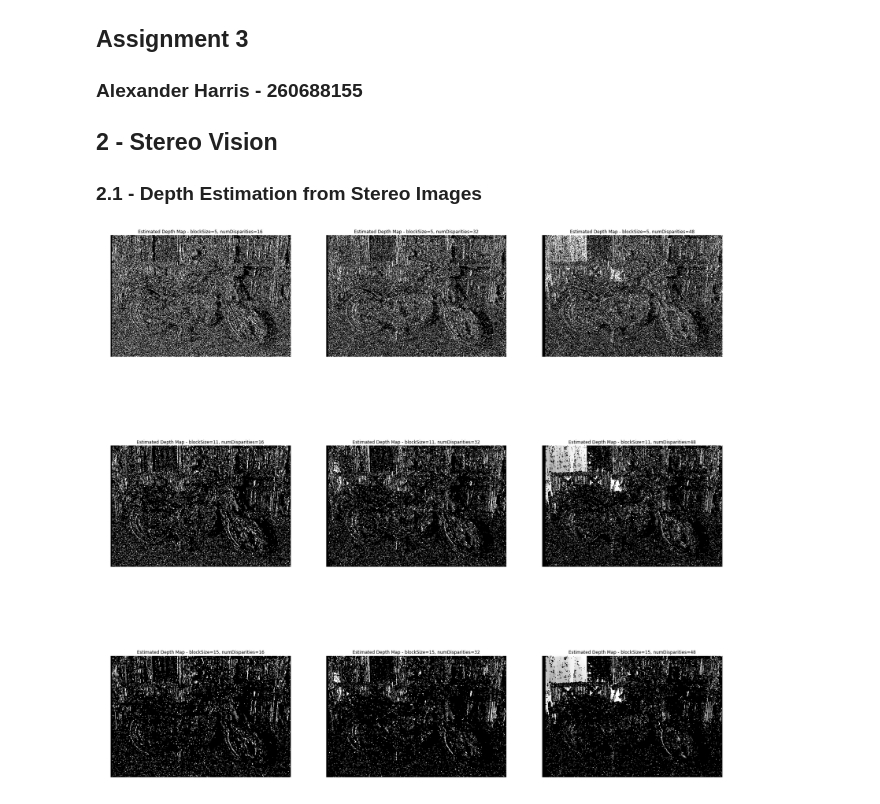
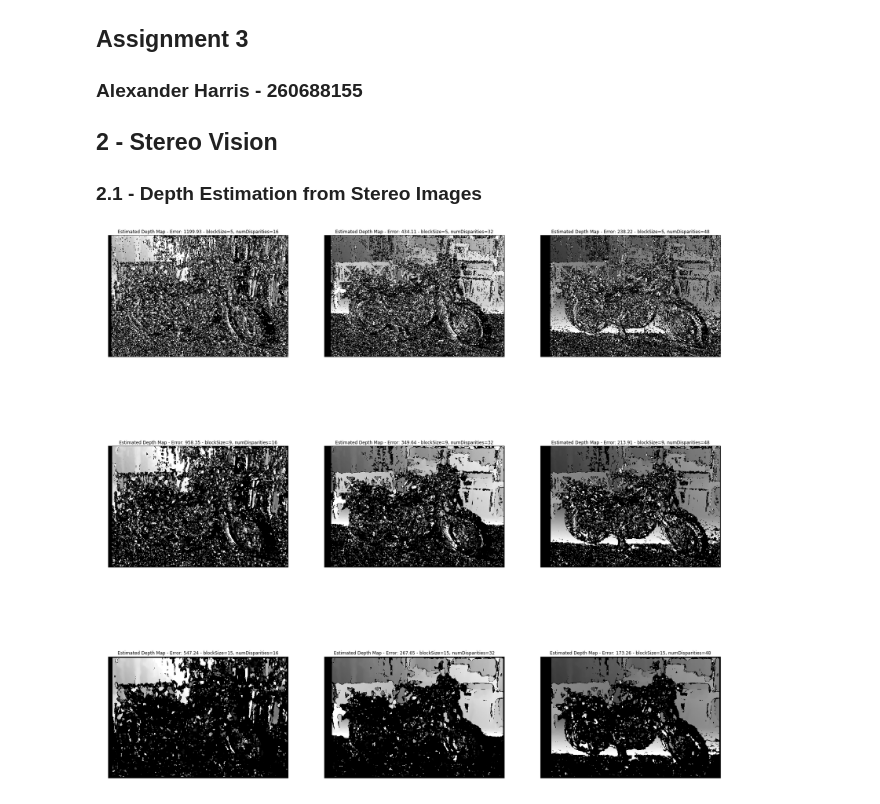
Before and after one commit to alexH2456/ECSE415, a Jupyter notebook: src/a3/Depth_Estimation.ipynb, the cells around one changed output. Drawn from its saved outputs; the diff is of its cells as text; code cells hidden in the pictures.

Commit message:
Finsihed depth estimation and started epipolar

```diff
--- a/src/a3/Depth_Estimation.ipynb
+++ b/src/a3/Depth_Estimation.ipynb
@@ -61,8 +62,6 @@ def plotFigures(images):
 
     plt.figure(figsize=(30, 30))
     for i, image in enumerate(images):
-        params_str = image['params']
-        title = image['title']
         plt.subplot(grid_len, grid_len, i+1), plt.imshow(image['image'], 'gray')
-        plt.title('{} - {}'.format(title, params_str)), plt.axis('off')
+        plt.title('{} - Error: {} - {}'.format(image['title'], image['error'], image['params'])), plt.axis('off')
     plt.show()
@@ -72,16 +68,50 @@ imgR = cv2.imread('./im1.png', 0)
+# %%
+# Import left and right images
+imgL = cv2.imread('./im0.png', 0)
+imgR = cv2.imread('./im1.png', 0)
+
+imgL = cv2.resize(imgL, None, fx=0.3, fy=0.3)
+imgR = cv2.resize(imgR, None, fx=0.3, fy=0.3)
+
+# Import corresponding depth maps
+depth_imgL = read_pfm('./disp0.pfm')
+depth_imgR = read_pfm('./disp1.pfm')
+
+depth_imgL[depth_imgL == np.inf] = 0
+depth_imgR[depth_imgR == np.inf] = 0
+
+depth_imgL = cv2.resize(depth_imgL, None, fx=0.3, fy=0.3)
+depth_imgR = cv2.resize(depth_imgR, None, fx=0.3, fy=0.3)
 # %%
-block_size = [5, 11, 15]
+# Sample params
+block_size = [5, 9, 15]
 num_disp = [16, 32, 48]
 
 images = []
 
+# Create depth map object
+stereo = cv2.StereoBM_create()
+
+# Loop through all test params
 for size in block_size:
     for disp in num_disp:
-        stereo = cv2.StereoBM_create(numDisparities=disp, blockSize=size)
+        # Set params
+        stereo.setNumDisparities(disp)
+        stereo.setBlockSize(size)
+
+        # Compute experimental and true depth maps
         depth = stereo.compute(imgL, imgR)
-        res = {'image': depth, 'title': 'Estimated Depth Map', 'params': 'blockSize={}, numDisparities={}'.format(size, disp)}
+        ground = stereo.compute(depth_imgL, depth_imgR)
+
+        # Compute square diff. between experimental and true maps
+        sq_diff = (ground - depth) ** 2
+        summ = np.sum(sq_diff)
+        pixels = depth.shape[0] * depth.shape[1]
+        error = round(summ / pixels, 2)
+
+        res = {'image': depth, 'true': ground, 'title': 'Estimated Depth Map', 'error': error, 'params': 'blockSize={}, numDisparities={}'.format(size, disp)}
         images.append(res)
 
 plotFigures(images)
 # %% [output]
-[figure, old version]
+[figure, new version]
```
Also changed, not shown: parts of 4 cells of this notebook, 2 other files.
